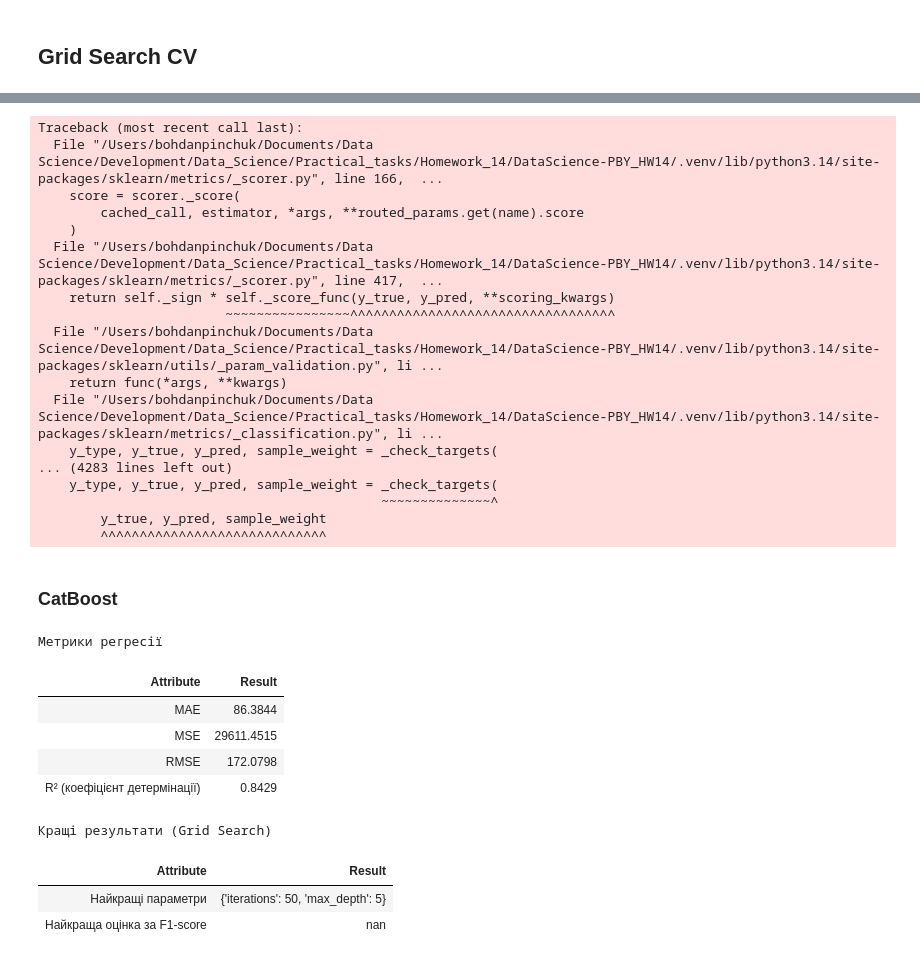
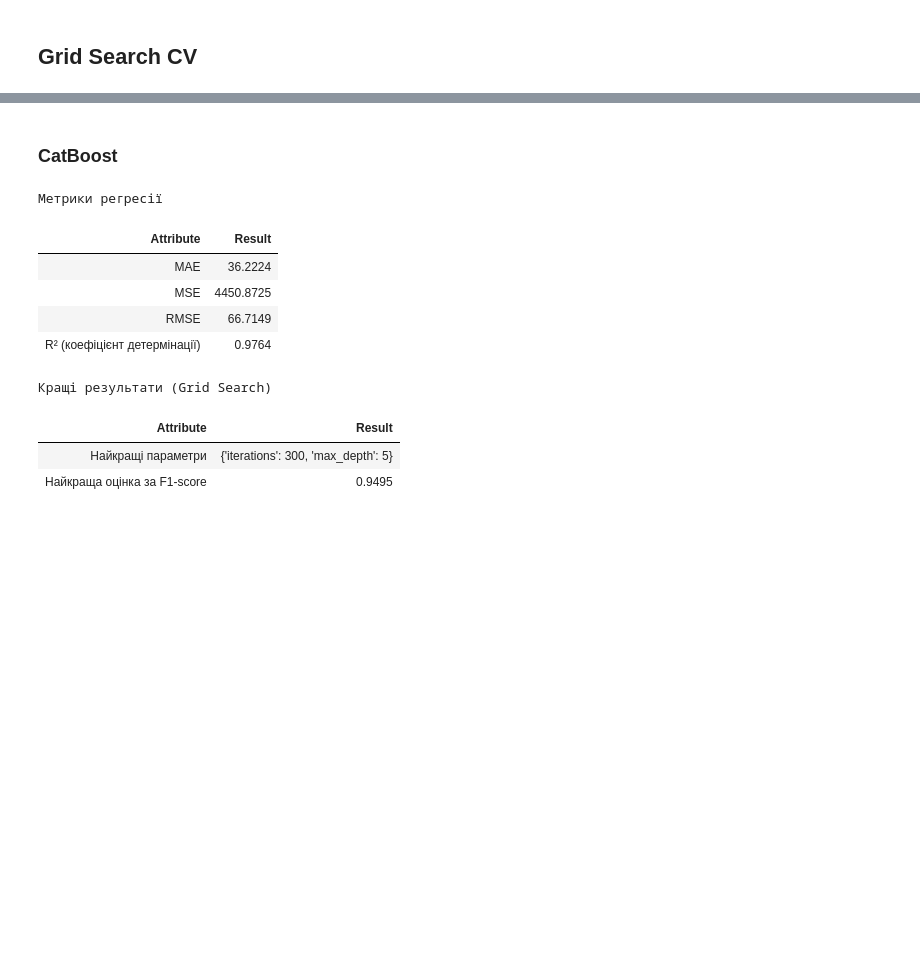
Before and after one commit to BogdanPinchuk/DataScience-PBY_HW14, a Jupyter notebook: Bohdan_Pinchuk_DS_HW14.ipynb, the cells around one changed output, grey strips where cells are left out. Cells and saved outputs as stored; diff of their text form; code cells hidden in the pictures; blank space fills up the shorter version.

```diff
--- a/Bohdan_Pinchuk_DS_HW14.ipynb
+++ b/Bohdan_Pinchuk_DS_HW14.ipynb
@@ -2405,19 +2388,19 @@ from sklearn.model_selection import KFold, GridSearchCV
 # Input data
 rng_seed = 42
 n_splits = 3
-load_model = False
+load_model = True
 model_file_name = "resources/fish_market_grid_lightgbm_r.model"
 file_path = Path(model_file_name)
 
-accuracy_name = "accuracy"
-precision_name = "precision"
-recall_name = "recall"
-f1_name = "f1"
+mae_name = "neg_mean_absolute_error"
+mse_name = "neg_mean_squared_error"
+rmse_name = "neg_root_mean_squared_error"
+r2_name = "r2"
 scorings = {
-    'accuracy': accuracy_name,
-    'precision': precision_name,
-    'recall': recall_name,
-    'f1': f1_name,
+    'mae': mae_name,
+    'mse': mse_name,
+    'rmse': rmse_name,
+    'r2': r2_name,
 }
 grid_params = {
     'n_estimators': [50, 100, 200, 300, 500],
@@ -2435,7 +2418,7 @@ else:
                                grid_params,
                                cv=kf,
                                scoring=scorings,
-                               refit=f1_name,
+                               refit=r2_name,
                                n_jobs=-1)
     grid_search.fit(X_train, Y_train, categorical_feature=col_cat_type)
     # save model
@@ -2499,15 +2465,15 @@ load_model = False
 model_file_name = "resources/fish_market_grid_catboost_r.model"
 file_path = Path(model_file_name)
 
-accuracy_name = "accuracy"
-precision_name = "precision"
-recall_name = "recall"
-f1_name = "f1"
+mae_name = "neg_mean_absolute_error"
+mse_name = "neg_mean_squared_error"
+rmse_name = "neg_root_mean_squared_error"
+r2_name = "r2"
 scorings = {
-    'accuracy': accuracy_name,
-    'precision': precision_name,
-    'recall': recall_name,
-    'f1': f1_name,
+    'mae': mae_name,
+    'mse': mse_name,
+    'rmse': rmse_name,
+    'r2': r2_name,
 }
 grid_params = {
     'iterations': [50, 100, 200, 300, 500],
@@ -2519,61 +2485,44 @@ grid_params = {
 if load_model and file_path.exists():
     grid_search = joblib.load(model_file_name)
 else:
     kf = KFold(n_splits=n_splits, shuffle=True, random_state=rng_seed)
     grid_model = CatBoostRegressor(learning_rate=0.05, random_state=rng_seed, verbose=False, allow_writing_files=False)
     grid_search = GridSearchCV(grid_model,
                                grid_params,
                                cv=kf,
                                scoring=scorings,
-                               refit=f1_name,
+                               refit=r2_name,
                                n_jobs=-1)
     grid_search.fit(X_train, Y_train, cat_features=col_cat_type)
     # save model
     joblib.dump(grid_search, model_file_name)
 
 # scores = grid_search.cv_results_
 
 best_grid_model = grid_search.best_estimator_
 Y_pred_catboost = best_grid_model.predict(X_test)
 
 rp = rpt.Reporter()
 rp.tolerance = 4
 rp.add_item("Найкращі параметри", str(grid_search.best_params_))
 rp.add_item("Найкраща оцінка за F1-score", rp.format_value(grid_search.best_score_))
 
 # Print results
 display(Markdown(f"### CatBoost"))
 df_catboost_r = mn.calc_regres_metrics(Y_test, Y_pred_catboost)
 rp.print_pd_report(f"Кращі результати (Grid Search)")
 # %% [output]
+### CatBoost
-Traceback (most recent call last):
-  File "/Users/bohdanpinchuk/Documents/Data Science/Development/Data_Science/Practical_tasks/Homework_14/DataScience-PBY_HW14/.venv/lib/python3.14/site-packages/sklearn/metrics/_scorer.py", line 166,  ...
-    score = scorer._score(
-        cached_call, estimator, *args, **routed_params.get(name).score
-    )
-  File "/Users/bohdanpinchuk/Documents/Data Science/Development/Data_Science/Practical_tasks/Homework_14/DataScience-PBY_HW14/.venv/lib/python3.14/site-packages/sklearn/metrics/_scorer.py", line 417,  ...
-    return self._sign * self._score_func(y_true, y_pred, **scoring_kwargs)
-                        ~~~~~~~~~~~~~~~~^^^^^^^^^^^^^^^^^^^^^^^^^^^^^^^^^^
-  File "/Users/bohdanpinchuk/Documents/Data Science/Development/Data_Science/Practical_tasks/Homework_14/DataScience-PBY_HW14/.venv/lib/python3.14/site-packages/sklearn/utils/_param_validation.py", li ...
-    return func(*args, **kwargs)
-  File "/Users/bohdanpinchuk/Documents/Data Science/Development/Data_Science/Practical_tasks/Homework_14/DataScience-PBY_HW14/.venv/lib/python3.14/site-packages/sklearn/metrics/_classification.py", li ...
-    y_type, y_true, y_pred, sample_weight = _check_targets(
-... (4283 lines left out)
-    y_type, y_true, y_pred, sample_weight = _check_targets(
-                                            ~~~~~~~~~~~~~~^
-        y_true, y_pred, sample_weight
-        ^^^^^^^^^^^^^^^^^^^^^^^^^^^^^
+Метрики регресії
-### CatBoost
+| Attribute | Result |
+| MAE | 36.2224 |
+| MSE | 4450.8725 |
+| RMSE | 66.7149 |
+| R² (коефіцієнт детермінації) | 0.9764 |
-Метрики регресії
+Кращі результати (Grid Search)
-| Attribute | Result |
-| MAE | 86.3844 |
-| MSE | 29611.4515 |
-| RMSE | 172.0798 |
-| R² (коефіцієнт детермінації) | 0.8429 |
-Кращі результати (Grid Search)
 | Attribute | Result |
-| Найкращі параметри | {'iterations': 50, 'max_depth': 5} |
-| Найкраща оцінка за F1-score | nan |
+| Найкращі параметри | {'iterations': 300, 'max_depth': 5} |
+| Найкраща оцінка за F1-score | 0.9495 |
 # %%
 # Comparing models
 
```
Also changed, not shown: parts of 4 cells of this notebook, 2 other files.
